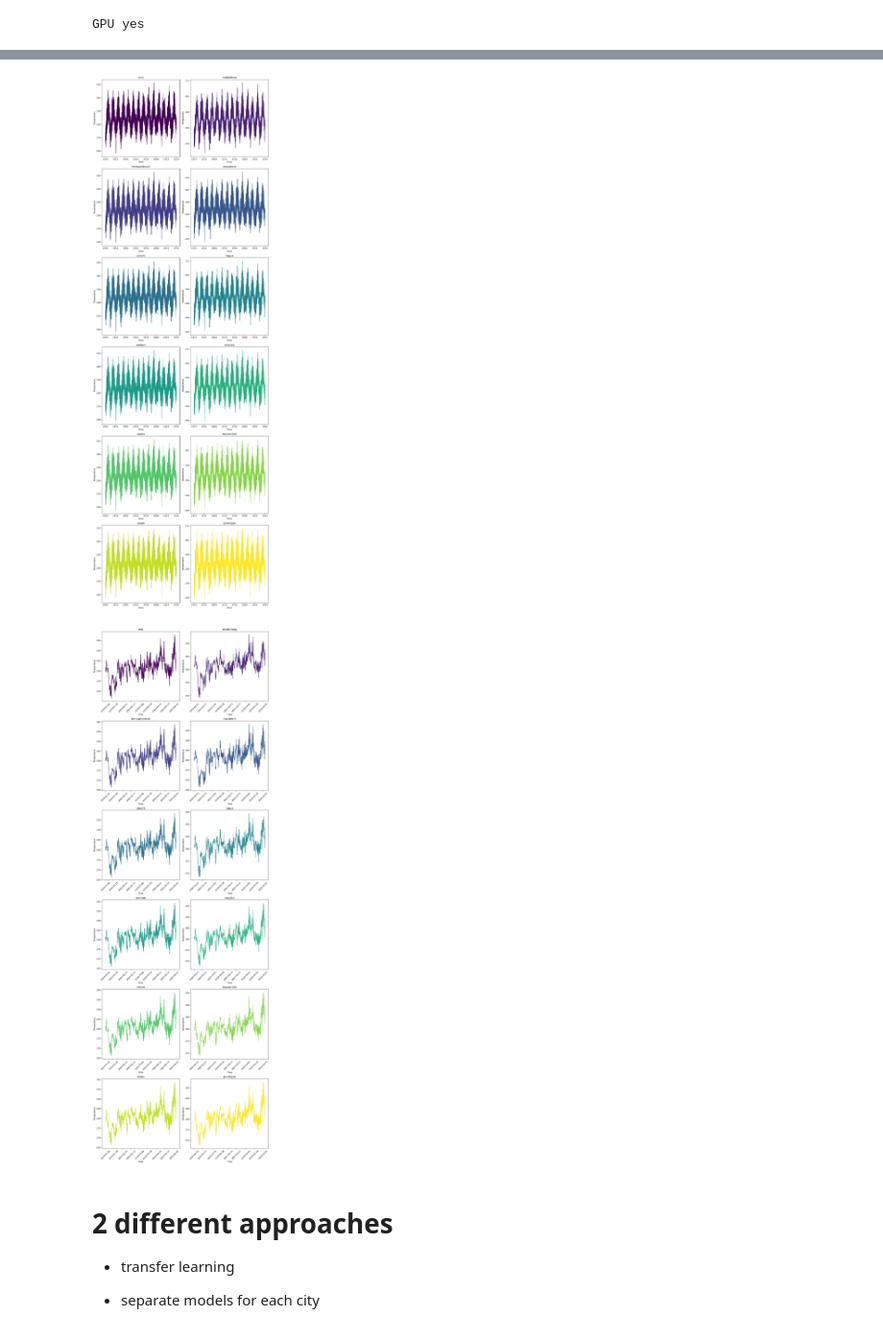
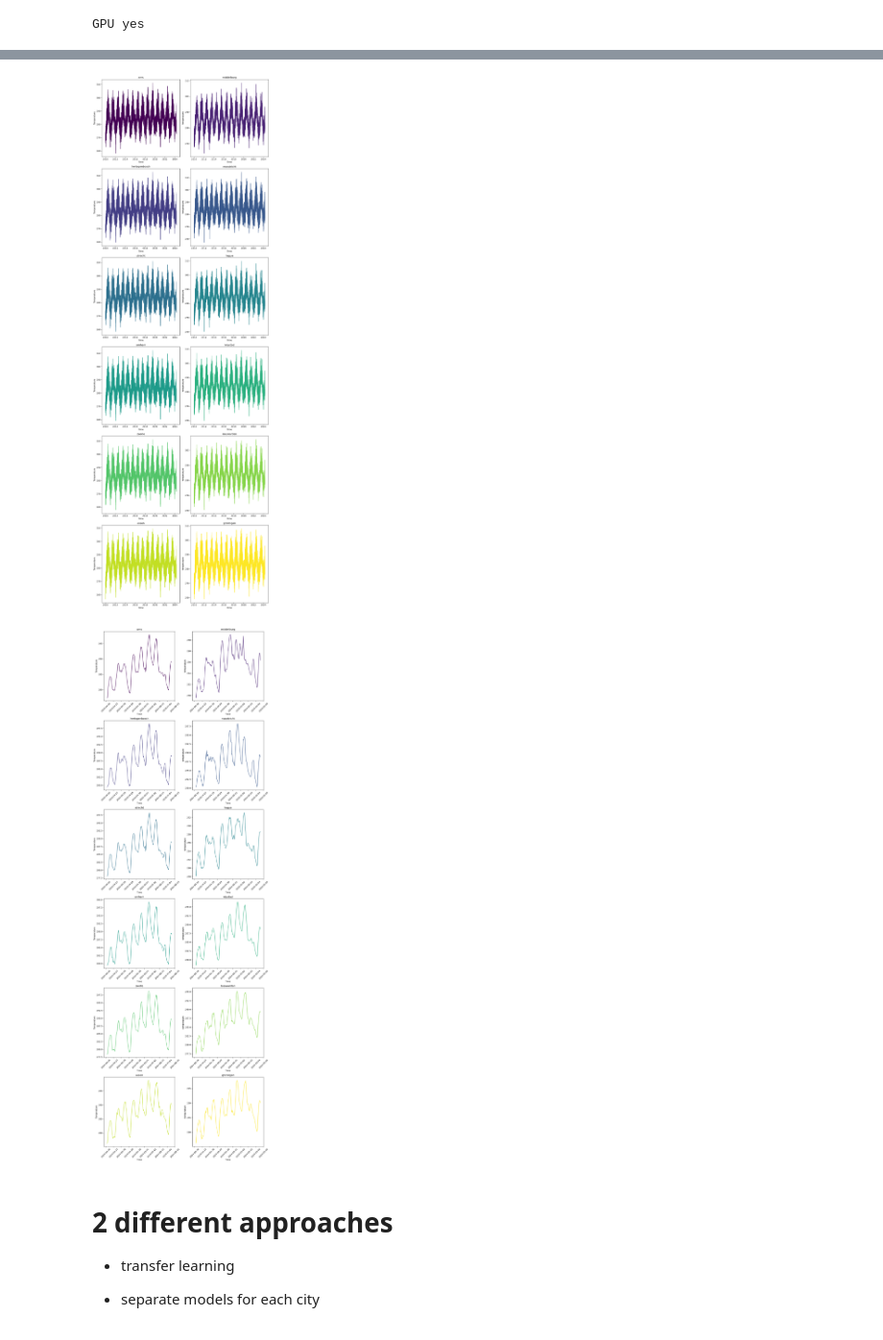
Before and after one commit to AlexaVT03/Project2-2, a Jupyter notebook: Project_2-2/Python/LSTM/LSTM.ipynb, the cells around one changed output, grey strips where cells are left out. Shown at 96% size. Saved outputs shown, nothing was run; the diff lists cells and outputs as text; code cells hidden in the pictures.

```diff
--- a/Project_2-2/Python/LSTM/LSTM.ipynb
+++ b/Project_2-2/Python/LSTM/LSTM.ipynb
@@ -28,7 +34,7 @@ GPU yes
 # %%
 import matplotlib.pyplot as plt
 # %%
-nl_df = pd.read_csv('/Users/lpaggen/Documents/DACS COURSES/Project2-2/Project_2-2/NL_data/train_set/big_data.csv')
+big = pd.read_csv('/Users/lpaggen/Documents/DACS COURSES/Project2-2/Project_2-2/NL_data/train_set/big_data.csv')
 # test_set = pd.read_csv('/Users/lpaggen/Documents/DACS COURSES/Project2-2/Project_2-2/NL_data/test_set/processed_data.csv')
 # %%
 # due (i suppose) to the large size of the file, there was an issue with some dummy variables, we can fix it easily
@@ -78,3 +88,16 @@ len(ams_tr)
+# %%
+# instead of using the tensor function, we can also create a function which makes sequences for us.
+# note that this is the same as my previous code, if we had accounted for a shift in X instead of keeping X temp at t = Yt
+# this just means X is a sequence of all X variables BEFORE the y output, so it's supervised learning
+
+def create_sequences(X_data, Y_data, input_steps):
+    xs, ys = [], []
+    for i in range(len(X_data) - input_steps):
+        x = X_data[i:i + input_steps]
+        y = Y_data[i + input_steps]
+        xs.append(x)
+        ys.append(y)
+    return np.array(xs), np.array(ys)
 # %%
 X_train_df = {}
 X_valid_df = {}
@@ -175,10 +184,10 @@ for i, (city, color) in enumerate(zip(dataframes_tr, colors)):
 
     # Assuming 'time' is a column and 't2m' is the temperature column
     # Convert 'time' column to datetime if it's not already
-    if not np.issubdtype(city['time'].dtype, np.datetime64):
-        city['time'] = pd.to_datetime(city['time'])
+    if not np.issubdtype(city.index.dtype, np.datetime64):
+        city.index = pd.to_datetime(city.index)
 
-    axs[row, col].plot(city['time'], city['t2m'], color=color)
+    axs[row, col].plot(city.index, city['t2m'], color=color)
     axs[row, col].set_title(df_names[i])
     axs[row, col].set_xlabel('Time')
     axs[row, col].set_ylabel('Temperature')
@@ -191,7 +200,7 @@ for j in range(i + 1, num_rows * num_cols):
 plt.tight_layout()
 plt.show()
 # %% [output]
-[figure, old version]
+[figure, new version]
 # %%
 import matplotlib.pyplot as plt
 import matplotlib.cm as cm
@@ -205,37 +214,37 @@ num_cities = len(dataframes_ts)
 num_cols = 2  # Number of columns in the subplot grid
 num_rows = (num_cities + num_cols - 1) // num_cols  # Calculate number of rows needed
 
 fig, axs = plt.subplots(num_rows, num_cols, figsize=(12, 6 * num_rows))
 
 # Generate a list of colors from a colormap
 colors = cm.viridis(np.linspace(0, 1, num_cities))
 
 for i, (city, color) in enumerate(zip(dataframes_ts, colors)):
     row = i // num_cols
     col = i % num_cols
 
     # Assuming 'time' is a column and 't2m' is the temperature column
     # Convert 'time' column to datetime if it's not already
-    if not np.issubdtype(city['time'].dtype, np.datetime64):
-        city['time'] = pd.to_datetime(city['time'])
+    if not np.issubdtype(city.index.dtype, np.datetime64):
+        city.index = pd.to_datetime(city.index)
 
-    axs[row, col].plot(city['time'], city['t2m'], color=color)
+    axs[row, col].plot(city.index, city['t2m'], color=color)
     axs[row, col].set_title(df_names[i])
     axs[row, col].set_xlabel('Time')
     axs[row, col].set_ylabel('Temperature')
     # Tilt the x-axis labels
     for tick in axs[row, col].get_xticklabels():
         tick.set_rotation(45)
 
 # If the number of cities is not a perfect multiple of the number of columns,
 # hide any empty subplots
 for j in range(i + 1, num_rows * num_cols):
     fig.delaxes(axs.flatten()[j])
 
 plt.tight_layout()
 plt.show()
 # %% [output]
-[figure, old version]
+[figure, new version]
 # %%
 X_test_df = {}
 Y_test_df = {}
```
Also changed, not shown: parts of 20 cells of this notebook, 1 other file.
